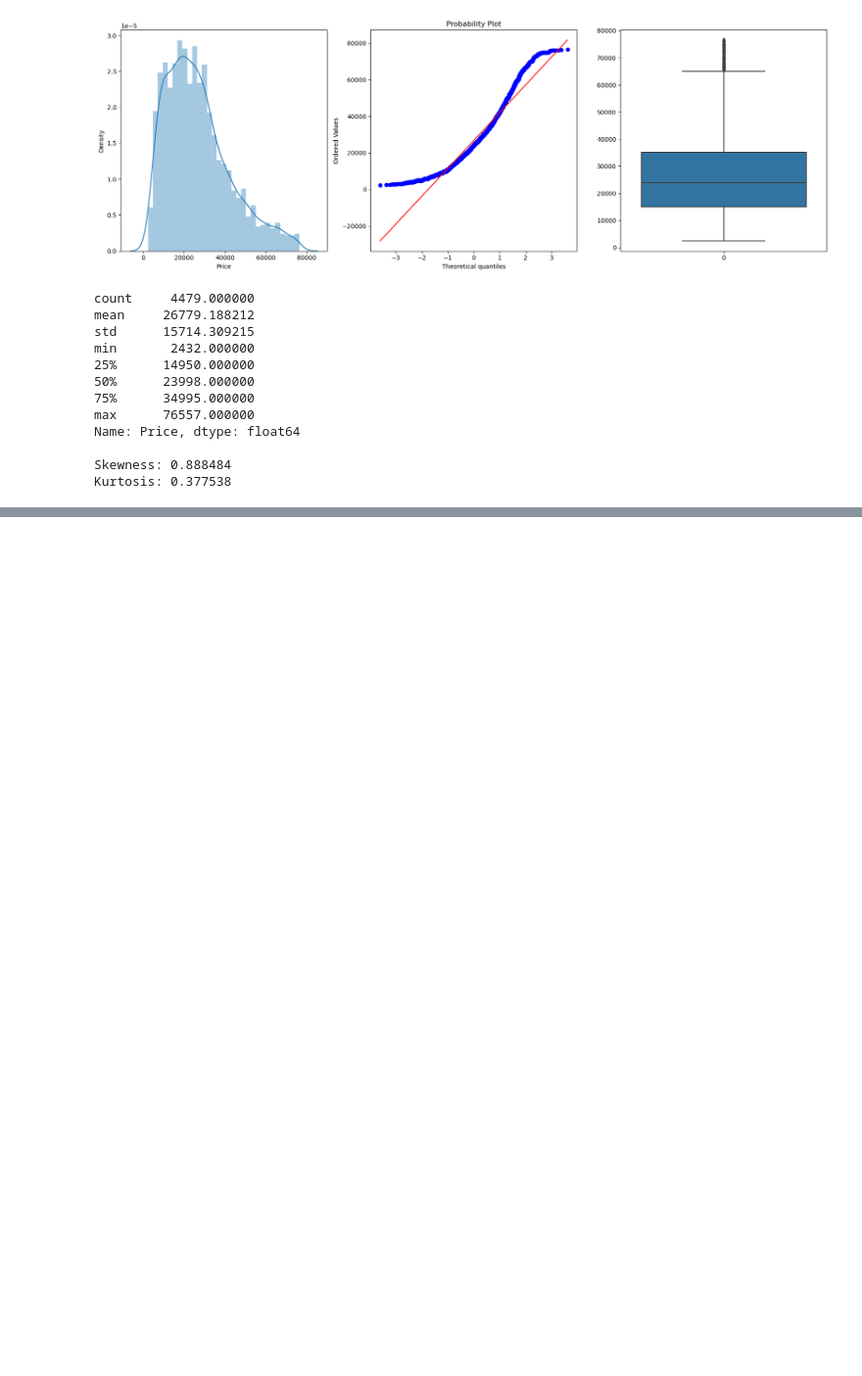
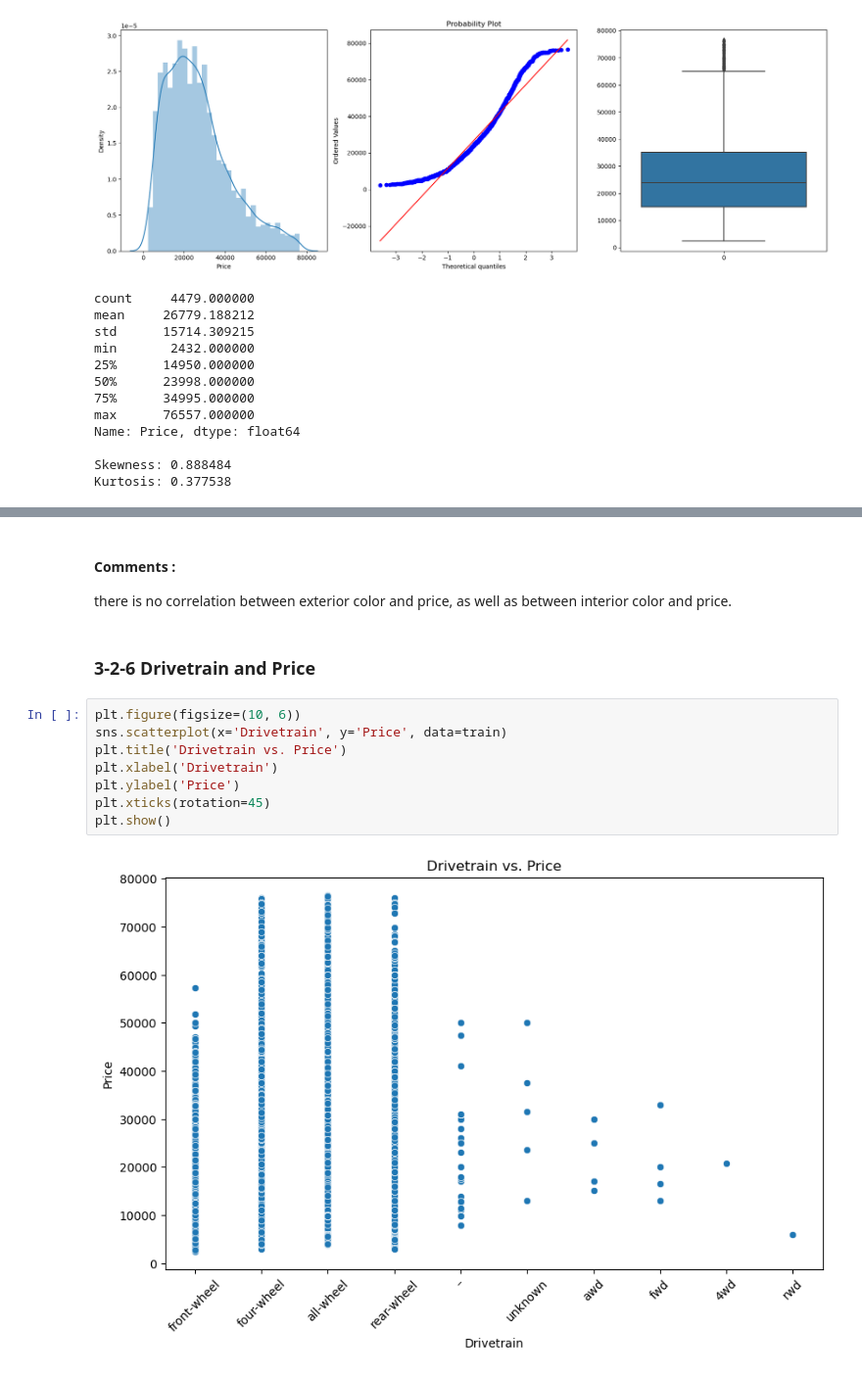
Before and after one commit to kish191919/Predict_Used_Car_Price_by_Python, a Jupyter notebook: Used_Car.ipynb, the cells around one changed output, grey strips where cells are left out. Shown at 98% size. Drawn from its saved outputs; the diff is of its cells as text; blank space fills up the shorter version.

```diff
--- a/Used_Car.ipynb
+++ b/Used_Car.ipynb
@@ -677,0 +477,16 @@ ValueError: feature_names must be string, and may not contain [, ] or <
+# %% [markdown]
+#### Comments :
+
+there is no correlation between exterior color and price, as well as between interior color and price.
+# %% [markdown]
+### 3-2-6 Drivetrain and Price
+# %%
+plt.figure(figsize=(10, 6))
+sns.scatterplot(x='Drivetrain', y='Price', data=train)
+plt.title('Drivetrain vs. Price')
+plt.xlabel('Drivetrain')
+plt.ylabel('Price')
+plt.xticks(rotation=45)
+plt.show()
+# %% [output]
+[figure, added]
```
Also changed, not shown: parts of 124 cells of this notebook, 2 other files.
